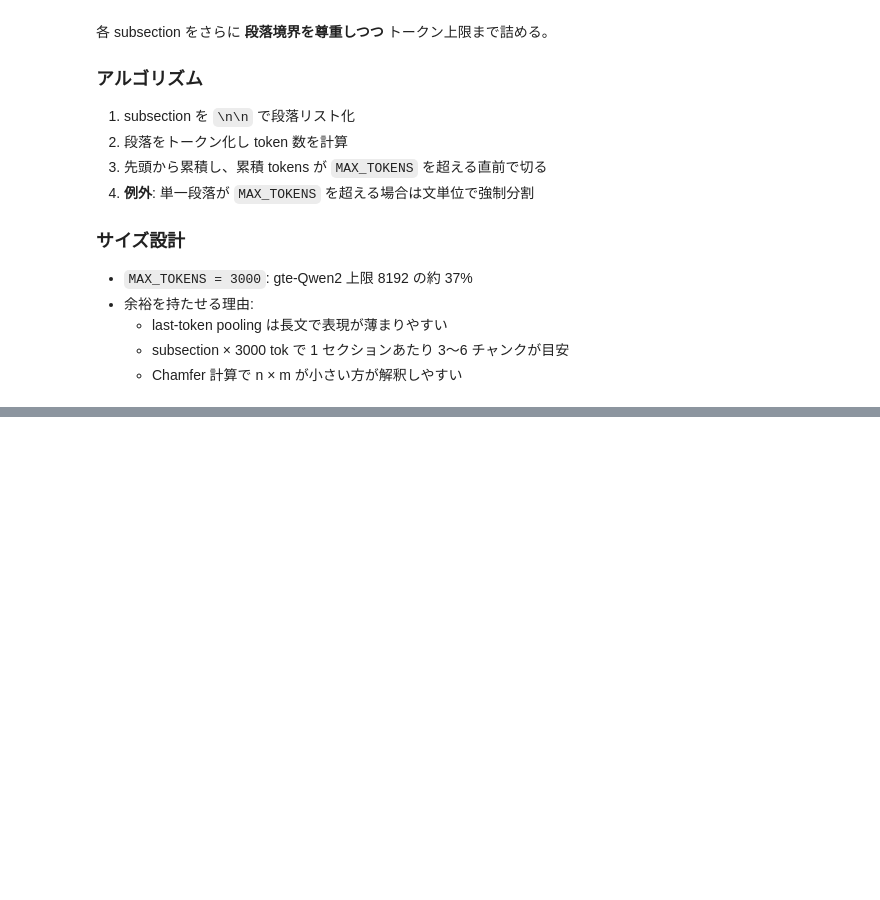
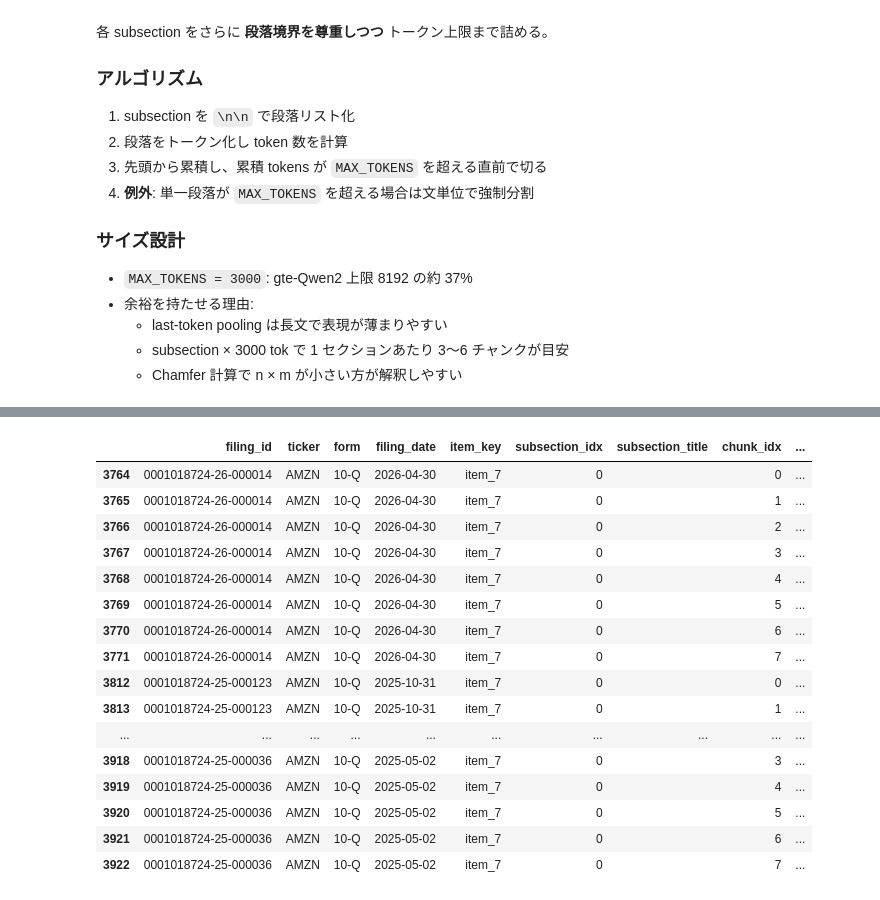
Before and after one commit to YH-05/finance, a Jupyter notebook: notebook/FILING_NLP/04_hierarchical_chunking.ipynb, the cells around one changed output, grey strips where cells are left out. Drawn from its saved outputs; the diff is of its cells as text; code cells hidden in the pictures; blank space fills up the shorter version.

```diff
--- a/notebook/FILING_NLP/04_hierarchical_chunking.ipynb
+++ b/notebook/FILING_NLP/04_hierarchical_chunking.ipynb
@@ -672,0 +775,28 @@ print(msft_view.to_string(index=False))
+# %%
+MAX_TOKENS = 512
+df_chunks_hier = pd.read_parquet(DATA_DIR / "chunks_hier.parquet")
+# %%
+amzn_item7 = df_chunks_hier.loc[
+    (df_chunks_hier["ticker"] == "AMZN")
+    & (df_chunks_hier["item_key"] == "item_7")
+    & (df_chunks_hier["subsection_title"] == "")
+]
+display(amzn_item7)
+# %% [output]
+|  | filing_id | ticker | form | filing_date | item_key | subsection_idx | subsection_title | chunk_idx | ... |
+| 3764 | 0001018724-26-000014 | AMZN | 10-Q | 2026-04-30 | item_7 | 0 |  | 0 | ... |
+| 3765 | 0001018724-26-000014 | AMZN | 10-Q | 2026-04-30 | item_7 | 0 |  | 1 | ... |
+| 3766 | 0001018724-26-000014 | AMZN | 10-Q | 2026-04-30 | item_7 | 0 |  | 2 | ... |
+| 3767 | 0001018724-26-000014 | AMZN | 10-Q | 2026-04-30 | item_7 | 0 |  | 3 | ... |
+| 3768 | 0001018724-26-000014 | AMZN | 10-Q | 2026-04-30 | item_7 | 0 |  | 4 | ... |
+| 3769 | 0001018724-26-000014 | AMZN | 10-Q | 2026-04-30 | item_7 | 0 |  | 5 | ... |
+| 3770 | 0001018724-26-000014 | AMZN | 10-Q | 2026-04-30 | item_7 | 0 |  | 6 | ... |
+| 3771 | 0001018724-26-000014 | AMZN | 10-Q | 2026-04-30 | item_7 | 0 |  | 7 | ... |
+| 3812 | 0001018724-25-000123 | AMZN | 10-Q | 2025-10-31 | item_7 | 0 |  | 0 | ... |
+| 3813 | 0001018724-25-000123 | AMZN | 10-Q | 2025-10-31 | item_7 | 0 |  | 1 | ... |
+| ... | ... | ... | ... | ... | ... | ... | ... | ... | ... |
+| 3918 | 0001018724-25-000036 | AMZN | 10-Q | 2025-05-02 | item_7 | 0 |  | 3 | ... |
+| 3919 | 0001018724-25-000036 | AMZN | 10-Q | 2025-05-02 | item_7 | 0 |  | 4 | ... |
+| 3920 | 0001018724-25-000036 | AMZN | 10-Q | 2025-05-02 | item_7 | 0 |  | 5 | ... |
+| 3921 | 0001018724-25-000036 | AMZN | 10-Q | 2025-05-02 | item_7 | 0 |  | 6 | ... |
+| 3922 | 0001018724-25-000036 | AMZN | 10-Q | 2025-05-02 | item_7 | 0 |  | 7 | ... |
```
Also changed, not shown: parts of 14 cells of this notebook, 2 other files.
